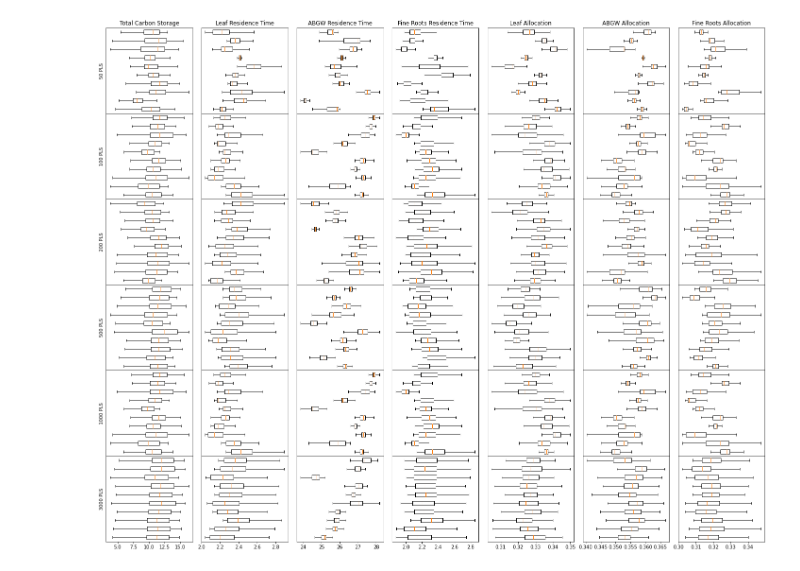
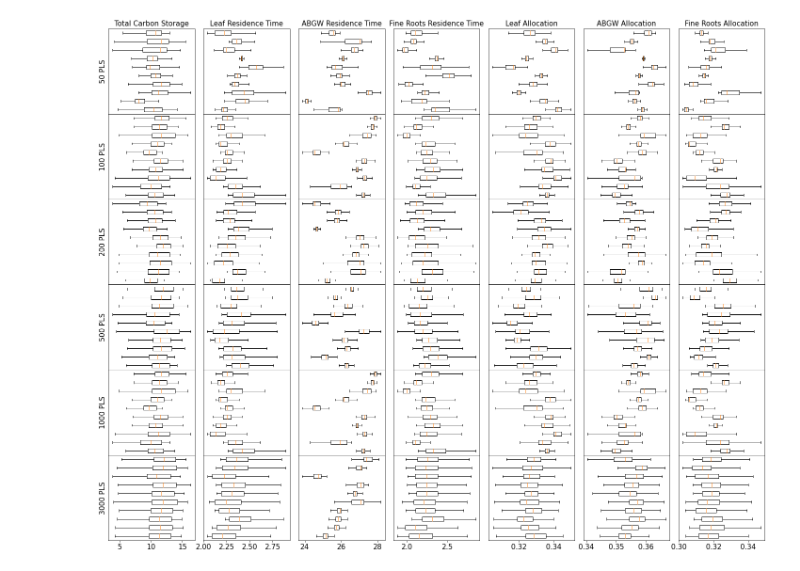
Before and after one commit to cfascina/caete-scripts, a Jupyter notebook: plots/main.ipynb, the cells around one changed output. Saved outputs shown, nothing was run; the diff lists cells and outputs as text; code cells hidden in the pictures.

Commit message:
Plots ticks font size

```diff
--- a/plots/main.ipynb
+++ b/plots/main.ipynb
@@ -40,6 +40,8 @@ def generateBoxPlots(subPlots, attr):
     for i in range(6):
         subPlots[i].boxplot(getData(dfList[i], attr), showfliers = False, vert = False)
 # %%
+plt.rc('xtick', labelsize = 15)
+
 mainPlot, subPlots = plt.subplots(
     6, 7,
     figsize = (25, 20),
@@ -49,45 +51,45 @@ mainPlot, subPlots = plt.subplots(
 (cmass_50,   tleaf_cwm_50,   twood_cwm_50,   troot_cwm_50,   aleaf_cwm_50,   awood_cwm_50,   aroot_cwm_50), \
 (cmass_100,  tleaf_cwm_100,  twood_cwm_100,  troot_cwm_100,  aleaf_cwm_100,  awood_cwm_100,  aroot_cwm_100), \
 (cmass_200,  tleaf_cwm_200,  twood_cwm_200,  troot_cwm_200,  aleaf_cwm_200,  awood_cwm_200,  aroot_cwm_200), \
 (cmass_500,  tleaf_cwm_500,  twood_cwm_500,  troot_cwm_500,  aleaf_cwm_500,  awood_cwm_500,  aroot_cwm_500), \
 (cmass_1000, tleaf_cwm_1000, twood_cwm_1000, troot_cwm_1000, aleaf_cwm_1000, awood_cwm_1000, aroot_cwm_1000), \
 (cmass_3000, tleaf_cwm_3000, twood_cwm_3000, troot_cwm_3000, aleaf_cwm_3000, awood_cwm_3000, aroot_cwm_3000) = subPlots
 
 subPlotsCmass    = subPlots[:, 0]
 subPlotsTleafCwm = subPlots[:, 1]
 subPlotsTwoodCwm = subPlots[:, 2]
 subPlotsTrootCwm = subPlots[:, 3]
 subPlotsAleafCwm = subPlots[:, 4]
 subPlotsAwoodCwm = subPlots[:, 5]
 subPlotsArootCwm = subPlots[:, 6]
 
 generateBoxPlots(subPlotsCmass,    'cmass')
 generateBoxPlots(subPlotsTleafCwm, 'tleaf_cwm')
 generateBoxPlots(subPlotsTwoodCwm, 'twood_cwm')
 generateBoxPlots(subPlotsTrootCwm, 'troot_cwm')
 generateBoxPlots(subPlotsAleafCwm, 'aleaf_cwm')
 generateBoxPlots(subPlotsAwoodCwm, 'awood_cwm')
 generateBoxPlots(subPlotsArootCwm, 'aroot_cwm')
 
-subPlotsCmass[0].set_title('Total Carbon Storage')
-subPlotsTleafCwm[0].set_title('Leaf Residence Time')
-subPlotsTwoodCwm[0].set_title('ABGW Residence Time')
-subPlotsTrootCwm[0].set_title('Fine Roots Residence Time')
-subPlotsAleafCwm[0].set_title('Leaf Allocation')
-subPlotsAwoodCwm[0].set_title('ABGW Allocation')
-subPlotsArootCwm[0].set_title('Fine Roots Allocation')
+subPlotsCmass[0].set_title(   'Total Carbon Storage',      size = 15)
+subPlotsTleafCwm[0].set_title('Leaf Residence Time',       size = 15)
+subPlotsTwoodCwm[0].set_title('ABGW Residence Time',       size = 15)
+subPlotsTrootCwm[0].set_title('Fine Roots Residence Time', size = 15)
+subPlotsAleafCwm[0].set_title('Leaf Allocation',           size = 15)
+subPlotsAwoodCwm[0].set_title('ABGW Allocation',           size = 15)
+subPlotsArootCwm[0].set_title('Fine Roots Allocation',     size = 15)
 
-subPlotsCmass[0].set_ylabel('50 PLS')
-subPlotsCmass[1].set_ylabel('100 PLS')
-subPlotsCmass[2].set_ylabel('200 PLS')
-subPlotsCmass[3].set_ylabel('500 PLS')
-subPlotsCmass[4].set_ylabel('1000 PLS')
-subPlotsCmass[5].set_ylabel('3000 PLS')
+subPlotsCmass[0].set_ylabel('50 PLS',   size = 15)
+subPlotsCmass[1].set_ylabel('100 PLS',  size = 15)
+subPlotsCmass[2].set_ylabel('200 PLS',  size = 15)
+subPlotsCmass[3].set_ylabel('500 PLS',  size = 15)
+subPlotsCmass[4].set_ylabel('1000 PLS', size = 15)
+subPlotsCmass[5].set_ylabel('3000 PLS', size = 15)
 
 for subPlot in subPlots.flat:
     subPlot.set_yticks([])
     subPlot.label_outer()
 
-mainPlot.savefig('plot.jpg', dpi = 80)
+mainPlot.savefig('plot.png', dpi = 200)
 # %% [output]
-[figure, old version]
+[figure, new version]
```
Also changed, not shown: 2 other files.
